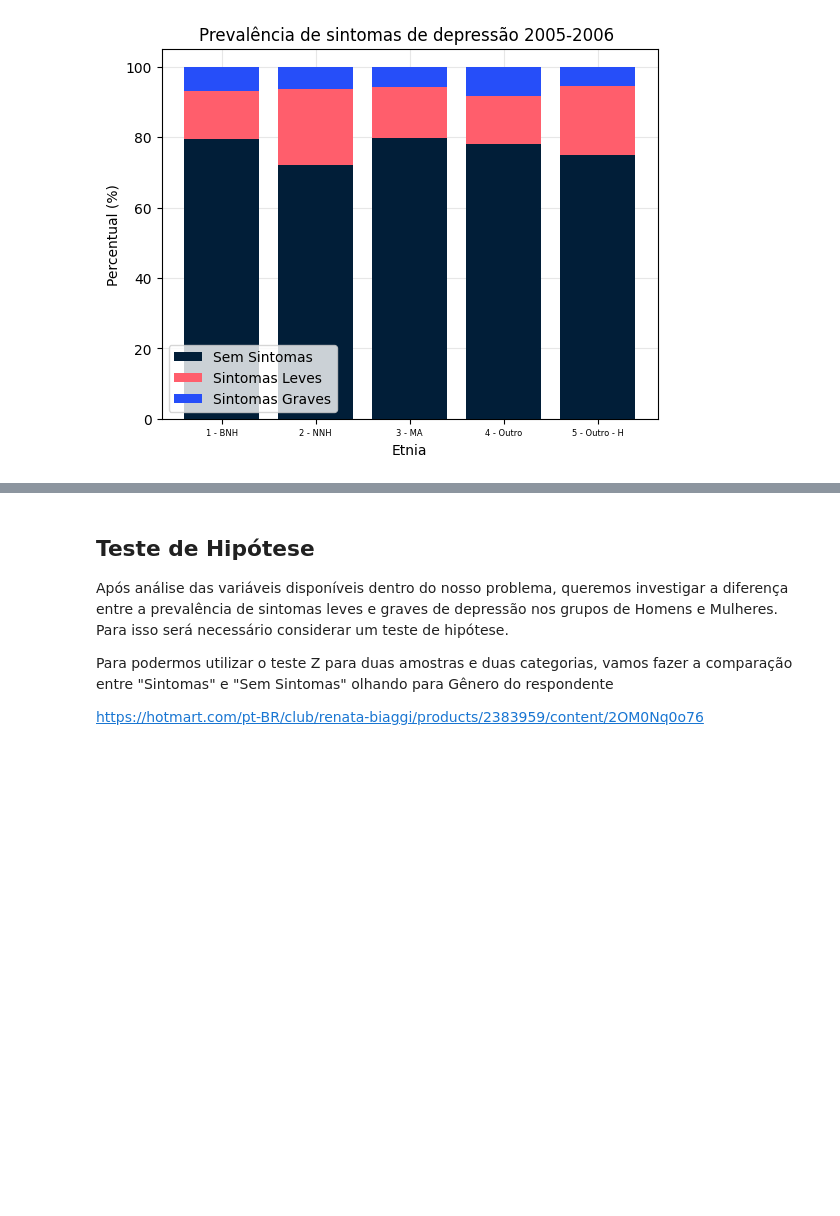
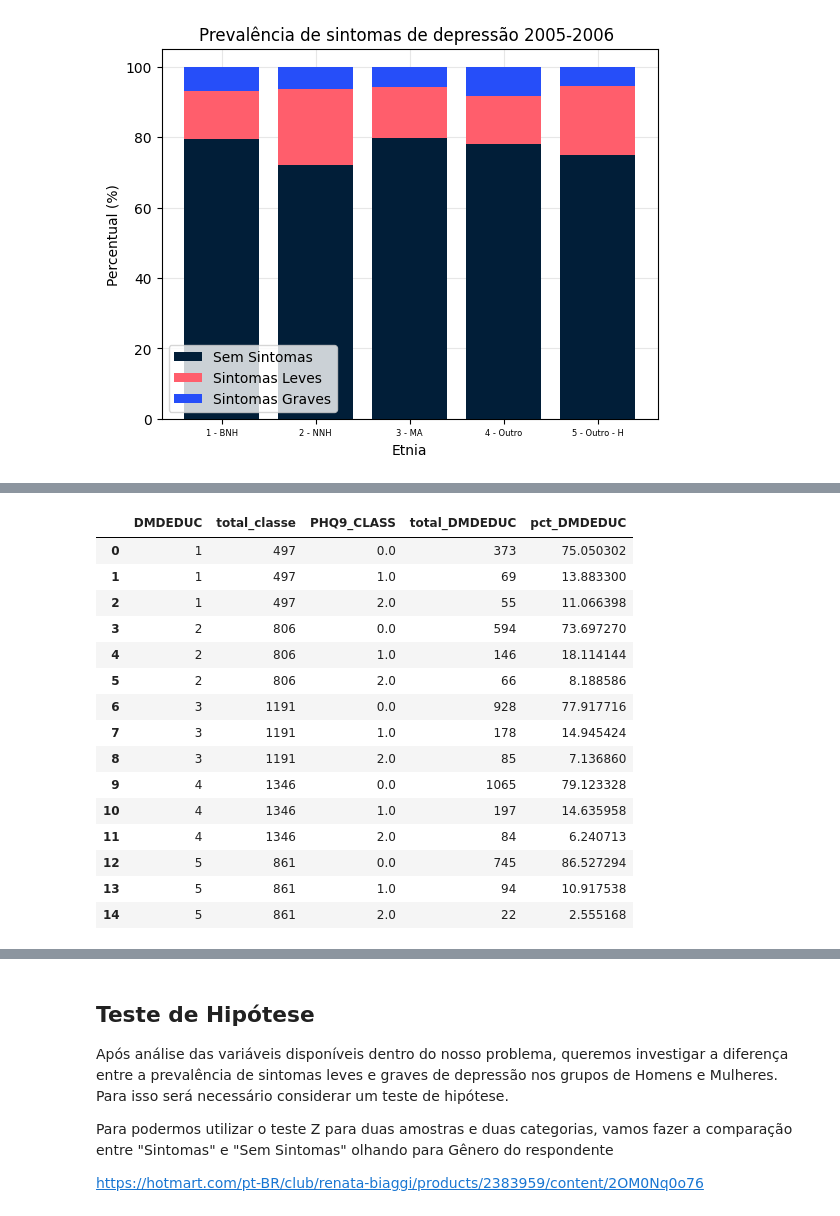
Before and after one commit to LuizAlbino/nhnes-data-project, a Jupyter notebook: main-notebook.ipynb, the cells around one changed output, grey strips where cells are left out. Cells and saved outputs as stored; diff of their text form; code cells hidden in the pictures; blank space fills up the shorter version.

```diff
--- a/main-notebook.ipynb
+++ b/main-notebook.ipynb
@@ -344,0 +360,19 @@ gera_grafico(df_renda, ['1' , '2', '3', '4','5','6','7','8','9','10','11','12','
+# %%
+df_educacao
+# %% [output]
+|  | DMDEDUC | total_classe | PHQ9_CLASS | total_DMDEDUC | pct_DMDEDUC |
+| 0 | 1 | 497 | 0.0 | 373 | 75.050302 |
+| 1 | 1 | 497 | 1.0 | 69 | 13.883300 |
+| 2 | 1 | 497 | 2.0 | 55 | 11.066398 |
+| 3 | 2 | 806 | 0.0 | 594 | 73.697270 |
+| 4 | 2 | 806 | 1.0 | 146 | 18.114144 |
+| 5 | 2 | 806 | 2.0 | 66 | 8.188586 |
+| 6 | 3 | 1191 | 0.0 | 928 | 77.917716 |
+| 7 | 3 | 1191 | 1.0 | 178 | 14.945424 |
+| 8 | 3 | 1191 | 2.0 | 85 | 7.136860 |
+| 9 | 4 | 1346 | 0.0 | 1065 | 79.123328 |
+| 10 | 4 | 1346 | 1.0 | 197 | 14.635958 |
+| 11 | 4 | 1346 | 2.0 | 84 | 6.240713 |
+| 12 | 5 | 861 | 0.0 | 745 | 86.527294 |
+| 13 | 5 | 861 | 1.0 | 94 | 10.917538 |
+| 14 | 5 | 861 | 2.0 | 22 | 2.555168 |
```
Also changed, not shown: parts of 12 cells of this notebook.
